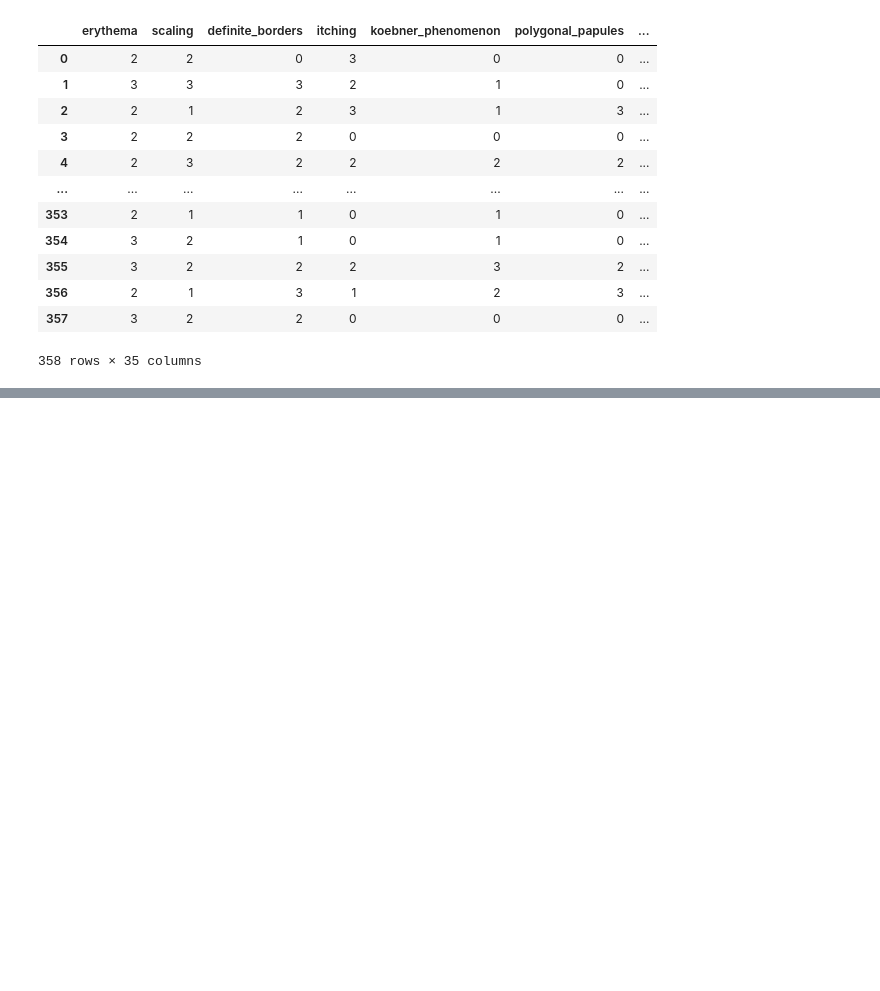
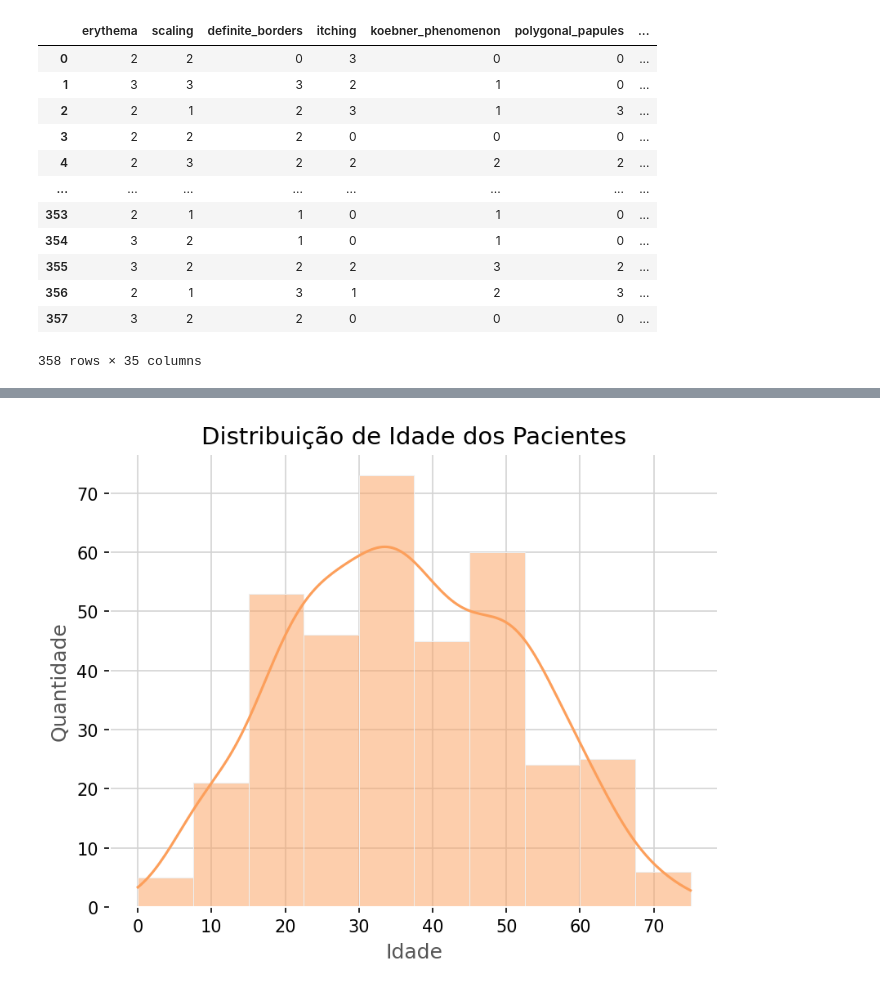
Before and after one commit to CrisNakamura/projeto_deteccao_eritemato-escamosa, a Jupyter notebook: notebooks/EDA.ipynb, the cells around one changed output, grey strips where cells are left out. Cells and saved outputs as stored; diff of their text form; code cells hidden in the pictures; blank space fills up the shorter version.

```diff
--- a/notebooks/EDA.ipynb
+++ b/notebooks/EDA.ipynb
@@ -35,7 +35,7 @@ mpl.rcParams['ytick.color']         = 'black'
 mpl.rcParams['grid.color']          = 'lightgray'
 mpl.rcParams['figure.dpi']          = 150
 mpl.rcParams['axes.grid']           = True
-mpl.rcParams['font.size']           = 12
+mpl.rcParams['font.size']           = 10
 
 # Configurações de paleta de cores
 color_palette = ['#FC9F5B', '#FBD1A2', '#ECE4B7', '#B5DAB7', '#7DCFB6', '#33CA7F']
@@ -228,7 +228,7 @@ linhas_idade_indefinida
 df.drop(linhas_idade_indefinida.index, inplace=True)
 
 # Convertendo a coluna 'age' para o tipo inteiro.
-df['age'] = df['age'].astype(int)
+df['age'] = df['age'].astype('int64')
 
 # Resetando o índice do DataFrame
 df.reset_index(drop=True, inplace=True)
@@ -255,0 +279,8 @@ Após o tratamento, o dataset possui 358 linhas e 35 colunas
+# %%
+sns.histplot(data=df, x='age', bins=10, kde=True)
+plt.title('Distribuição de Idade dos Pacientes', fontsize=14)
+plt.xlabel('Idade', fontsize=12)
+plt.ylabel('Quantidade', fontsize=12)
+plt.show()
+# %% [output]
+[figure, added]
```
Also changed, not shown: parts of 9 cells of this notebook.
